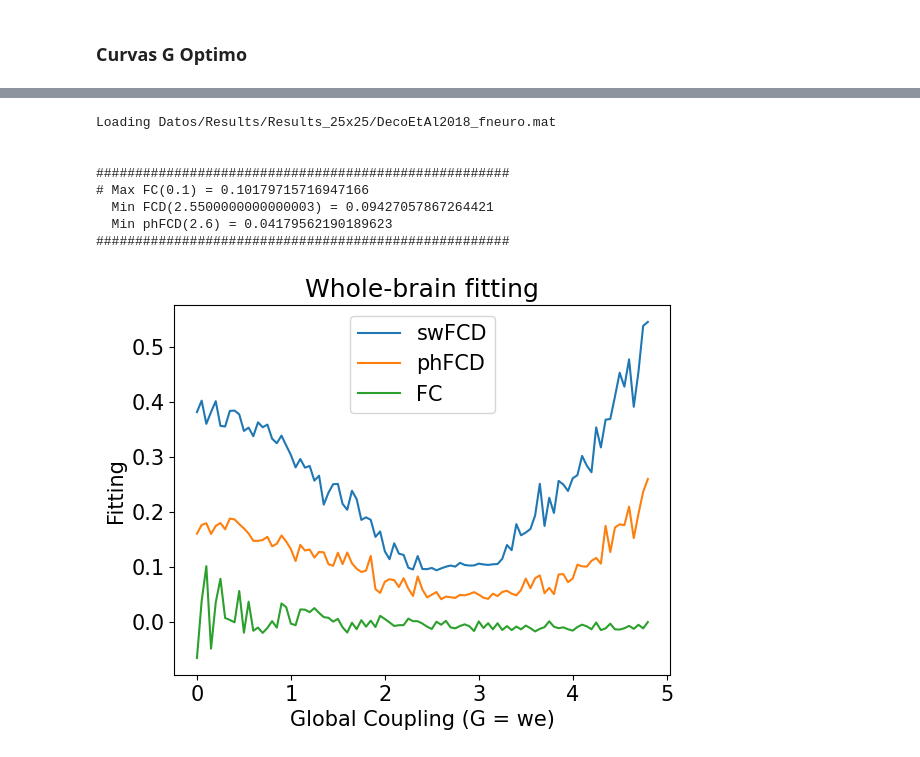
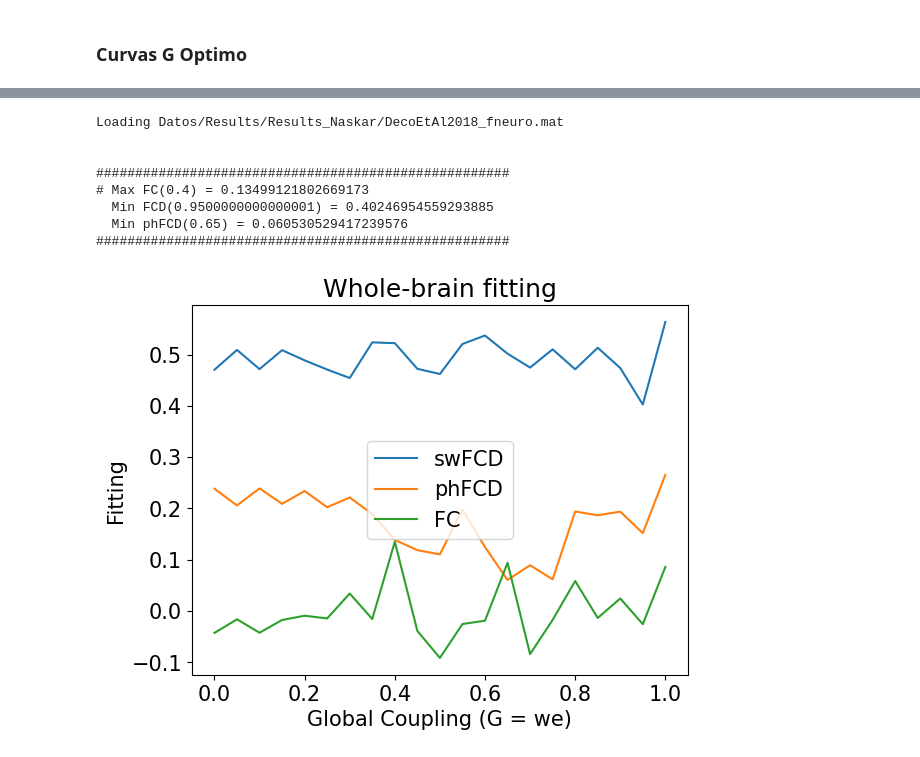
Before and after one commit to FaragoFa/Neuronas, a Jupyter notebook: Proyecto.ipynb, the cells around one changed output, grey strips where cells are left out. Saved outputs shown, nothing was run; the diff lists cells and outputs as text; code cells hidden in the pictures.

Commit message:
Ahora se puede llamar a prepro con Naskar Y ANDA

```diff
--- a/Proyecto.ipynb
+++ b/Proyecto.ipynb
@@ -458,12 +457,12 @@ KeyError: 2
 # %%
-fig_goptim.plot_goptim('Datos/Results/Results_25x25/DecoEtAl2018_fneuro.mat')
+fig_goptim.plot_goptim('Datos/Results/Results_Naskar/DecoEtAl2018_fneuro.mat')
 # %% [output]
-Loading Datos/Results/Results_25x25/DecoEtAl2018_fneuro.mat
+Loading Datos/Results/Results_Naskar/DecoEtAl2018_fneuro.mat
 
 
 #####################################################
-# Max FC(0.1) = 0.10179715716947166
-  Min FCD(2.5500000000000003) = 0.09427057867264421
-  Min phFCD(2.6) = 0.04179562190189623
+# Max FC(0.4) = 0.13499121802669173
+  Min FCD(0.9500000000000001) = 0.40246954559293885
+  Min phFCD(0.65) = 0.060530529417239576
 #####################################################
-[figure, old version]
+[figure, new version]
```
Also changed, not shown: parts of 1 cell of this notebook, 2 other files.
